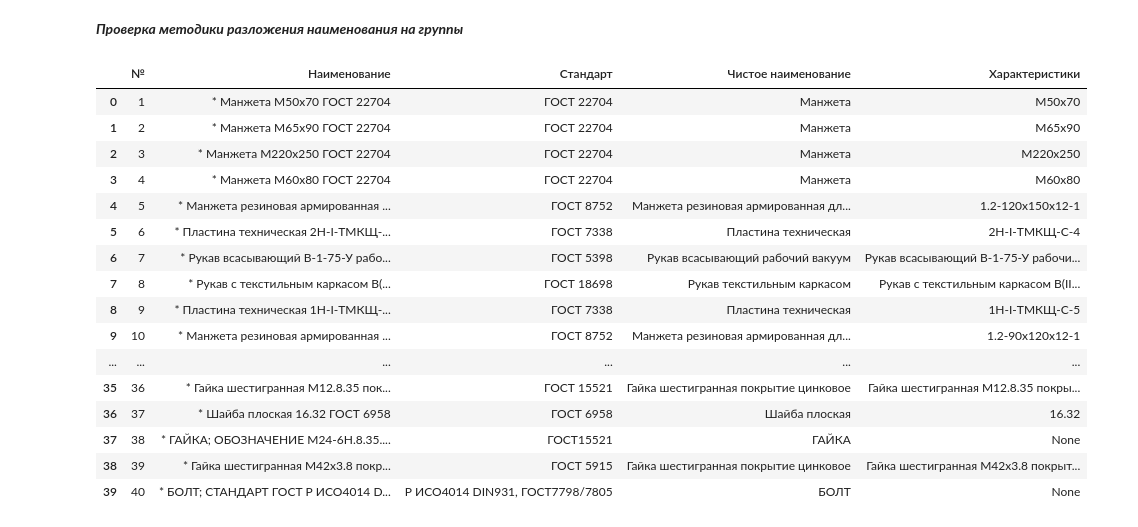
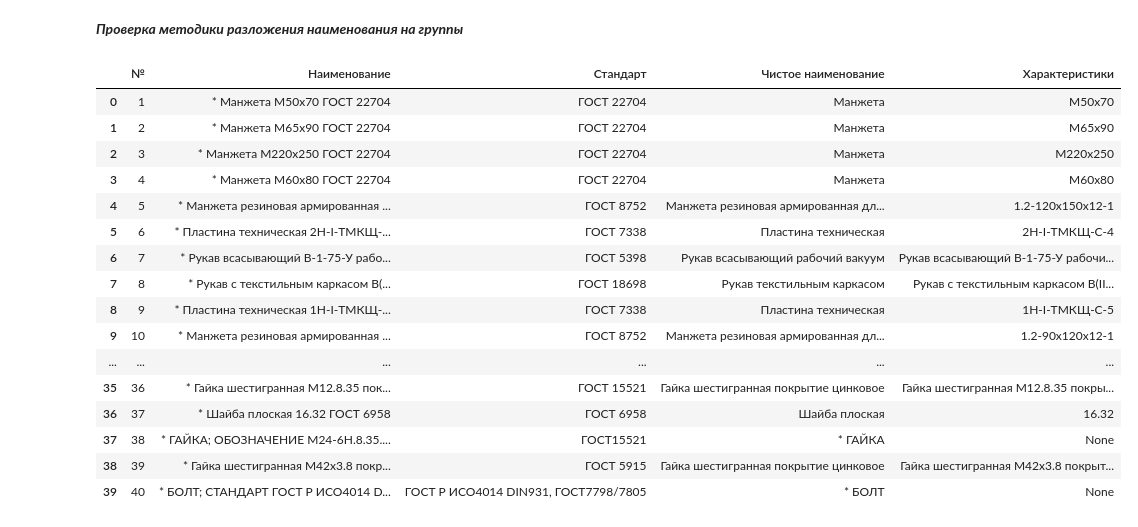
Before and after one commit to AlexHLinS/serverchallengesolution, a Jupyter notebook: main.ipynb, the cells around one changed output. Cells and saved outputs as stored; diff of their text form; code cells hidden in the pictures.

```diff
--- a/main.ipynb
+++ b/main.ipynb
@@ -92,6 +106,7 @@ patWords = re.compile(r'((?:[A-ZА-Я]{1,})?[а-яa-z]{2,})')
 patNotText = re.compile(r'!(\s?((?:[A-ZА-Я]{1})?[а-яa-z]{2,})\s?)')
 # %%
 def compileFromValues(values):
+    # соб
     result = None
     if values.lastindex > 0:
         prev = ''
@@ -99,6 +114,7 @@ def compileFromValues(values):
             prev = result+' '
         result = prev + values[0]
     return result
+
 
 def clearFromNone(value):
     return value[5:]
@@ -110,15 +126,12 @@ input_data['Стандарт'] = None
 for i in range(len(input_data)):
     gosts = re.finditer(patGOST, input_data['Наименование'][i])
     for gost in gosts:
-        input_data['Стандарт'][i] = str(input_data['Стандарт'][i]) +', '+compileFromValues(gost)
+        input_data['Стандарт'][i] = str(
+            input_data['Стандарт'][i]) + ', '+compileFromValues(gost)
         input_data['Стандарт'][i] = clearFromNone(input_data['Стандарт'][i])
+        if input_data['Стандарт'][i][0].isdigit() or input_data['Стандарт'][i][2] == " ":
+            input_data['Стандарт'][i] = 'ГОСТ '+input_data['Стандарт'][i]
 
-        '''if gost.lastindex > 0:
-            prev = ''
-
-            if input_data['Стандарт'][i]:
-                prev = input_data['Стандарт'].loc[i]+', '
-            input_data['Стандарт'][i] = prev + gost[0]'''
 
 # заполняем поле "Чистое наименование"
 input_data['Чистое наименование'] = None
@@ -127,45 +140,41 @@ for i in range(len(input_data)):
     # обрабатываем первый тип: "Наименование написано вот так"
     words = re.finditer(patWords, str(input_data['Наименование'][i]).replace(
         input_data['Стандарт'][i], ""))
-    """for word in words:
-        word"""
     # собираем строку
     for word in words:
         input_data['Чистое наименование'][i] = str(
             input_data['Чистое наименование'][i])+" " + compileFromValues(word)
     # если строка собралась, нормализируем её, удаляя лишний "мусор"
     if input_data['Чистое наименование'][i]:
-        input_data['Чистое наименование'][i] = clearFromNone(input_data['Чистое наименование'][i])
+        input_data['Чистое наименование'][i] = clearFromNone(
+            input_data['Чистое наименование'][i])
 
         input_data['Характеристики'][i] = str(input_data['Наименование'][i][1:]).replace(
             input_data['Стандарт'][i], "").replace(input_data['Чистое наименование'][i], "")
 
     else:
-        raw_str = str(input_data['Наименование'][i]).replace(
-            input_data['Стандарт'][i], "")
-        splited = raw_str.split(";")
-        input_data['Чистое наименование'][i] = splited[0][2:]
-
+        raw_str = input_data['Наименование'][i].split(';')
+        input_data['Чистое наименование'][i] = raw_str[0]
 
 input_data
 # %% [output]
 |  | № | Наименование | Стандарт | Чистое наименование | Характеристики |
 | 0 | 1 | * Манжета М50х70 ГОСТ 22704 | ГОСТ 22704 | Манжета | М50х70 |
 | 1 | 2 | * Манжета М65х90 ГОСТ 22704 | ГОСТ 22704 | Манжета | М65х90 |
 | 2 | 3 | * Манжета М220х250 ГОСТ 22704 | ГОСТ 22704 | Манжета | М220х250 |
 | 3 | 4 | * Манжета М60х80 ГОСТ 22704 | ГОСТ 22704 | Манжета | М60х80 |
 | 4 | 5 | * Манжета резиновая армированная ... | ГОСТ 8752 | Манжета резиновая армированная дл... | 1.2-120х150х12-1 |
 | 5 | 6 | * Пластина техническая 2Н-I-ТМКЩ-... | ГОСТ 7338 | Пластина техническая | 2Н-I-ТМКЩ-С-4 |
 | 6 | 7 | * Рукав всасывающий В-1-75-У рабо... | ГОСТ 5398 | Рукав всасывающий рабочий вакуум | Рукав всасывающий В-1-75-У рабочи... |
 | 7 | 8 | * Рукав с текстильным каркасом В(... | ГОСТ 18698 | Рукав текстильным каркасом | Рукав с текстильным каркасом В(II... |
 | 8 | 9 | * Пластина техническая 1Н-I-ТМКЩ-... | ГОСТ 7338 | Пластина техническая | 1Н-I-ТМКЩ-С-5 |
 | 9 | 10 | * Манжета резиновая армированная ... | ГОСТ 8752 | Манжета резиновая армированная дл... | 1.2-90х120х12-1 |
 | ... | ... | ... | ... | ... | ... |
 | 35 | 36 | * Гайка шестигранная M12.8.35 пок... | ГОСТ 15521 | Гайка шестигранная покрытие цинковое | Гайка шестигранная M12.8.35 покры... |
 | 36 | 37 | * Шайба плоская 16.32 ГОСТ 6958 | ГОСТ 6958 | Шайба плоская | 16.32 |
-| 37 | 38 | * ГАЙКА; ОБОЗНАЧЕНИЕ М24-6Н.8.35.... | ГОСТ15521 | ГАЙКА | None |
+| 37 | 38 | * ГАЙКА; ОБОЗНАЧЕНИЕ М24-6Н.8.35.... | ГОСТ15521 | * ГАЙКА | None |
 | 38 | 39 | * Гайка шестигранная M42х3.8 покр... | ГОСТ 5915 | Гайка шестигранная покрытие цинковое | Гайка шестигранная M42х3.8 покрыт... |
-| 39 | 40 | * БОЛТ; СТАНДАРТ ГОСТ Р ИСО4014 D... | Р ИСО4014 DIN931, ГОСТ7798/7805 | БОЛТ | None |
+| 39 | 40 | * БОЛТ; СТАНДАРТ ГОСТ Р ИСО4014 D... | ГОСТ Р ИСО4014 DIN931, ГОСТ7798/7805 | * БОЛТ | None |
 # %%
 # Парсинг Яндекса по номенклатуре
 
```
Also changed, not shown: parts of 6 cells of this notebook, 1 other file.
